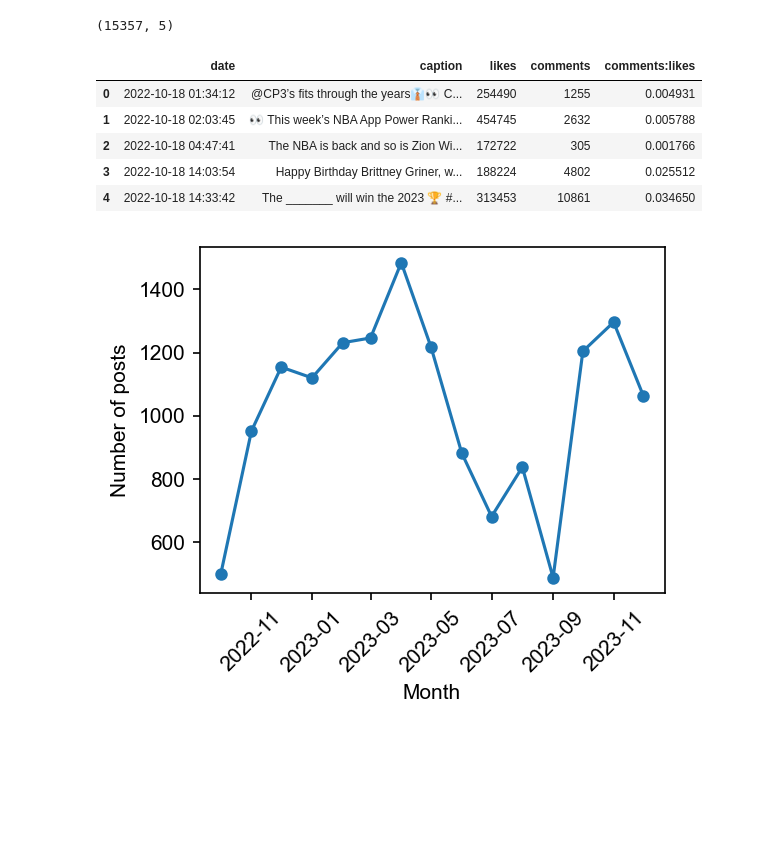
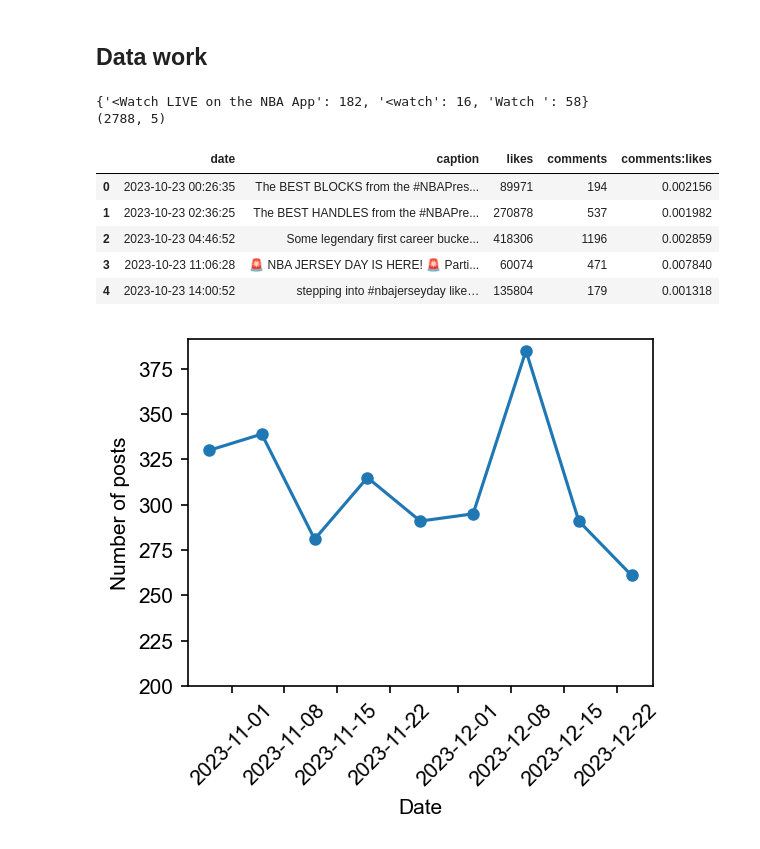
Before and after one commit to rmovva/NBAnalysis, a Jupyter notebook: parse-insta-captions.ipynb, the cells around one changed output. Cells and saved outputs as stored; diff of their text form; code cells hidden in the pictures; blank space fills up the shorter version.

Commit message:
Get usable dataframe of insta mentions + stats

```diff
--- a/parse-insta-captions.ipynb
+++ b/parse-insta-captions.ipynb
@@ -12,3 +14,5 @@ raw_data_path = '/Users/rajivmovva/data/instagram/nba/'
+# %% [markdown]
+## Data work
 # %%
 '''
 The directory contains lots of .txt files of the format:
@@ -20,12 +24,16 @@ into a dataframe with two columns:
     2. 'text' - The content of the text file
 '''
 
-date_threshold = datetime(2013, 10, 23)
+date_threshold = datetime(2023, 10, 23)
 
 boilerplate_phrases = [
-    'Watch all games FREE on the NBA App with your NBA ID!',
+    # 'Watch all games FREE on the NBA App with your NBA ID!',
     '<Watch LIVE on the NBA App',
+    '<watch',
+    # 'NBA In-Season Tournament',
+    'Watch '
 ]
+boilerplate_phrases = {phrase: 0 for phrase in boilerplate_phrases}
 def parse_caption(caption):
     '''
     Replace all whitespace characters with spaces.
@@ -37,14 +45,15 @@ def parse_caption(caption):
 
     Find phrases like this and remove this text + all text after it.
     '''
-    caption = ' '.join(caption.split())
 
     # Only include the caption text before the first of these phrases
-
     for phrase in boilerplate_phrases:
         if phrase in caption:
             caption = caption.split(phrase)[0]
+            boilerplate_phrases[phrase] += 1
             break
+
+    caption = ' '.join(caption.split())
 
     return caption
 
@@ -72,6 +81,8 @@ for file in os.listdir(raw_data_path):
     df_data['likes'].append(int(likes))
     df_data['comments'].append(int(comments))
 
+print(boilerplate_phrases)
+
 df = pd.DataFrame(df_data).sort_values(by='date').reset_index(drop=True)
 # Controversial posts have high comment/like ratio
 df['comments:likes'] = df['comments'] / df['likes']
@@ -79,30 +90,42 @@ df['comments:likes'] = df['comments'] / df['likes']
 print(df.shape)
 display(df.head())
 # %% [output]
-(15357, 5)
+{'<Watch LIVE on the NBA App': 182, '<watch': 16, 'Watch ': 58}
+(2788, 5)
 |  | date | caption | likes | comments | comments:likes |
-| 0 | 2022-10-18 01:34:12 | @CP3’s fits through the years👔👀 C... | 254490 | 1255 | 0.004931 |
-| 1 | 2022-10-18 02:03:45 | 👀 This week’s NBA App Power Ranki... | 454745 | 2632 | 0.005788 |
-| 2 | 2022-10-18 04:47:41 | The NBA is back and so is Zion Wi... | 172722 | 305 | 0.001766 |
-| 3 | 2022-10-18 14:03:54 | Happy Birthday Brittney Griner, w... | 188224 | 4802 | 0.025512 |
-| 4 | 2022-10-18 14:33:42 | The _______ will win the 2023 🏆 #... | 313453 | 10861 | 0.034650 |
+| 0 | 2023-10-23 00:26:35 | The BEST BLOCKS from the #NBAPres... | 89971 | 194 | 0.002156 |
+| 1 | 2023-10-23 02:36:25 | The BEST HANDLES from the #NBAPre... | 270878 | 537 | 0.001982 |
+| 2 | 2023-10-23 04:46:52 | Some legendary first career bucke... | 418306 | 1196 | 0.002859 |
+| 3 | 2023-10-23 11:06:28 | 🚨 NBA JERSEY DAY IS HERE! 🚨 Parti... | 60074 | 471 | 0.007840 |
+| 4 | 2023-10-23 14:00:52 | stepping into #nbajerseyday like… | 135804 | 179 | 0.001318 |
 # %%
 # Display linegraph of posts per month
 new_df = df.copy()
-new_df['month'] = df['date'].apply(lambda x: x.month)
-new_df['year'] = df['date'].apply(lambda x: x.year)
-new_df['month_year'] = new_df['month'].astype(str) + '-' + new_df['year'].astype(str)
-new_df['month_year'] = pd.to_datetime(new_df['month_year'], format='%m-%Y')
-counts_by_date = new_df.groupby('month_year').count()['date']
+# new_df['month'] = df['date'].apply(lambda x: x.month)
+# new_df['year'] = df['date'].apply(lambda x: x.year)
+# new_df['month_year'] = new_df['month'].astype(str) + '-' + new_df['year'].astype(str)
+# new_df['month_year'] = pd.to_datetime(new_df['month_year'], format='%m-%Y')
+# counts_by_date = new_df.groupby('month_year').count()['date']
+
+new_df['date_only'] = df['date'].apply(lambda x: x.date())
+counts_by_date = new_df.groupby('date_only').count()['date']
+
+# Group counts_by_date over week
+# convert counts_by_date to datetime index
+counts_by_date = pd.DataFrame(counts_by_date)
+counts_by_date.index = pd.to_datetime(counts_by_date.index)
+counts_by_date = counts_by_date.resample('W').sum()
 
 # Plot
 import matplotlib.pyplot as plt
 plt.figure(figsize=(4, 3), dpi=150)
 plt.plot(counts_by_date, marker='o', markersize=5)#, linewidth=1)
-plt.xlabel('Month')
+plt.xlabel('Date')
 plt.ylabel('Number of posts')
 # Rotate x-axis labels
 plt.xticks(rotation=45)
+# y-axis lim at 0
+plt.ylim(bottom=200)
 plt.show()
 # %% [output]
-[figure, old version]
+[figure, new version]
```
Also changed, not shown: parts of 12 cells of this notebook, 2 other files.
